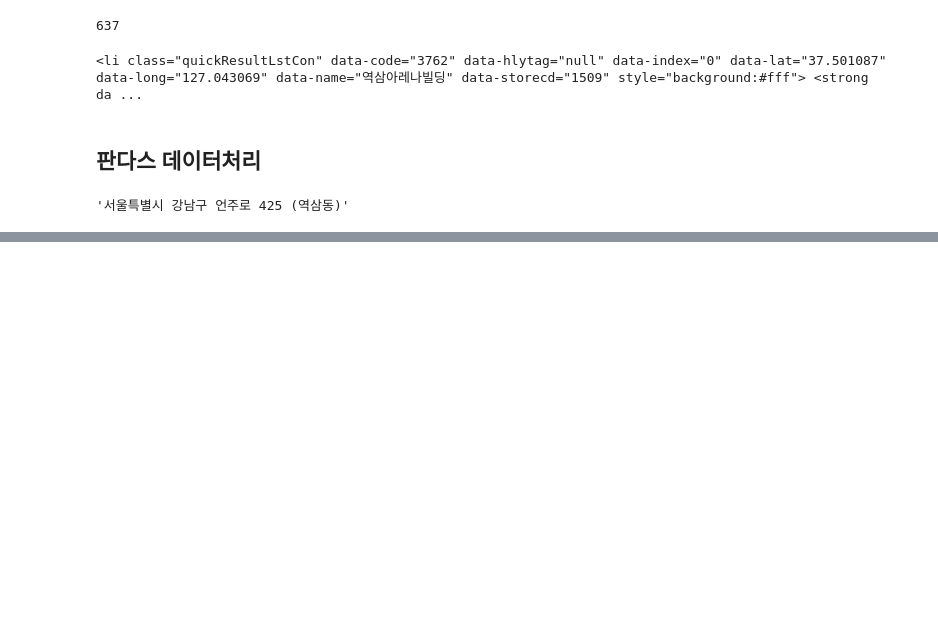
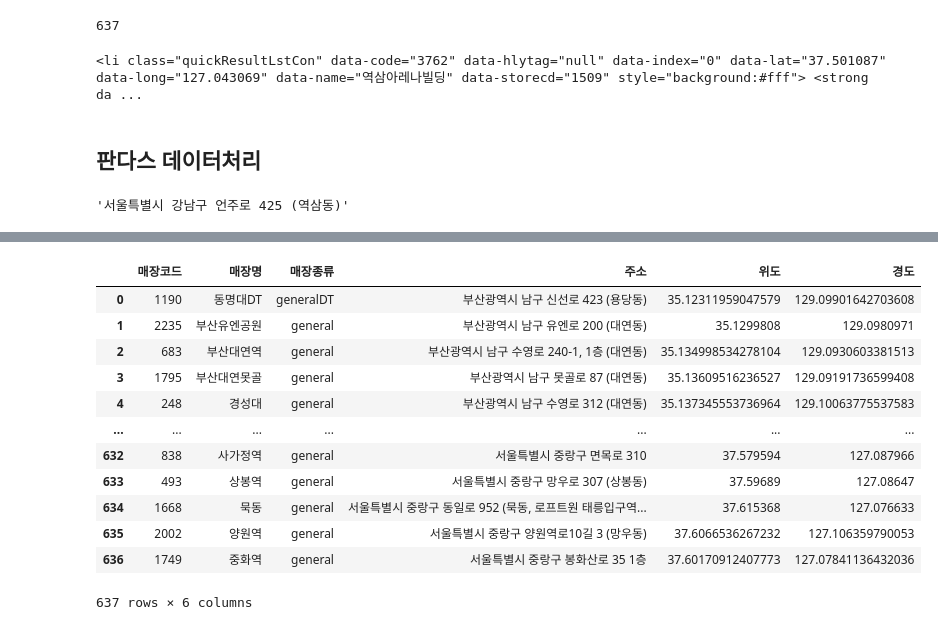
Before and after one commit to c9yu/Iot-bigdata-2024, a Jupyter notebook: day02/bda06_starbucks_analysis.ipynb, the cells around one changed output, grey strips where cells are left out. Drawn from its saved outputs; the diff is of its cells as text; code cells hidden in the pictures; blank space fills up the shorter version.

```diff
--- a/day02/bda06_starbucks_analysis.ipynb
+++ b/day02/bda06_starbucks_analysis.ipynb
@@ -125,4 +131,4 @@ for item in tqdm(quickResultLst):
     storeType = item.select('i')[0]['class'][0].split('_')[1] # 매장 종류(일반, 리저브, DY, WT)
 
     seoulStores.append([storeCd, storeName, storeType, address, storeLat, storeLng])
-    time.sleep(1)
+    # time.sleep(0.1) 일부러 딜레이 걸지 말 것
@@ -130,0 +167,17 @@ NameError: name 'quickResultLst' is not defined
+# %%
+# 재확인
+df_seoulStore
+# %% [output]
+|  | 매장코드 | 매장명 | 매장종류 | 주소 | 위도 | 경도 |
+| 0 | 1190 | 동명대DT | generalDT | 부산광역시 남구 신선로 423 (용당동) | 35.12311959047579 | 129.09901642703608 |
+| 1 | 2235 | 부산유엔공원 | general | 부산광역시 남구 유엔로 200 (대연동) | 35.1299808 | 129.0980971 |
+| 2 | 683 | 부산대연역 | general | 부산광역시 남구 수영로 240-1, 1층 (대연동) | 35.134998534278104 | 129.0930603381513 |
+| 3 | 1795 | 부산대연못골 | general | 부산광역시 남구 못골로 87 (대연동) | 35.13609516236527 | 129.09191736599408 |
+| 4 | 248 | 경성대 | general | 부산광역시 남구 수영로 312 (대연동) | 35.137345553736964 | 129.10063775537583 |
+| ... | ... | ... | ... | ... | ... | ... |
+| 632 | 838 | 사가정역 | general | 서울특별시 중랑구 면목로 310 | 37.579594 | 127.087966 |
+| 633 | 493 | 상봉역 | general | 서울특별시 중랑구 망우로 307 (상봉동) | 37.59689 | 127.08647 |
+| 634 | 1668 | 묵동 | general | 서울특별시 중랑구 동일로 952 (묵동, 로프트원 태릉입구역... | 37.615368 | 127.076633 |
+| 635 | 2002 | 양원역 | general | 서울특별시 중랑구 양원역로10길 3 (망우동) | 37.6066536267232 | 127.106359790053 |
+| 636 | 1749 | 중화역 | general | 서울특별시 중랑구 봉화산로 35 1층 | 37.60170912407773 | 127.07841136432036 |
+637 rows × 6 columns
```
Also changed, not shown: parts of 24 cells of this notebook, 3 other files.
